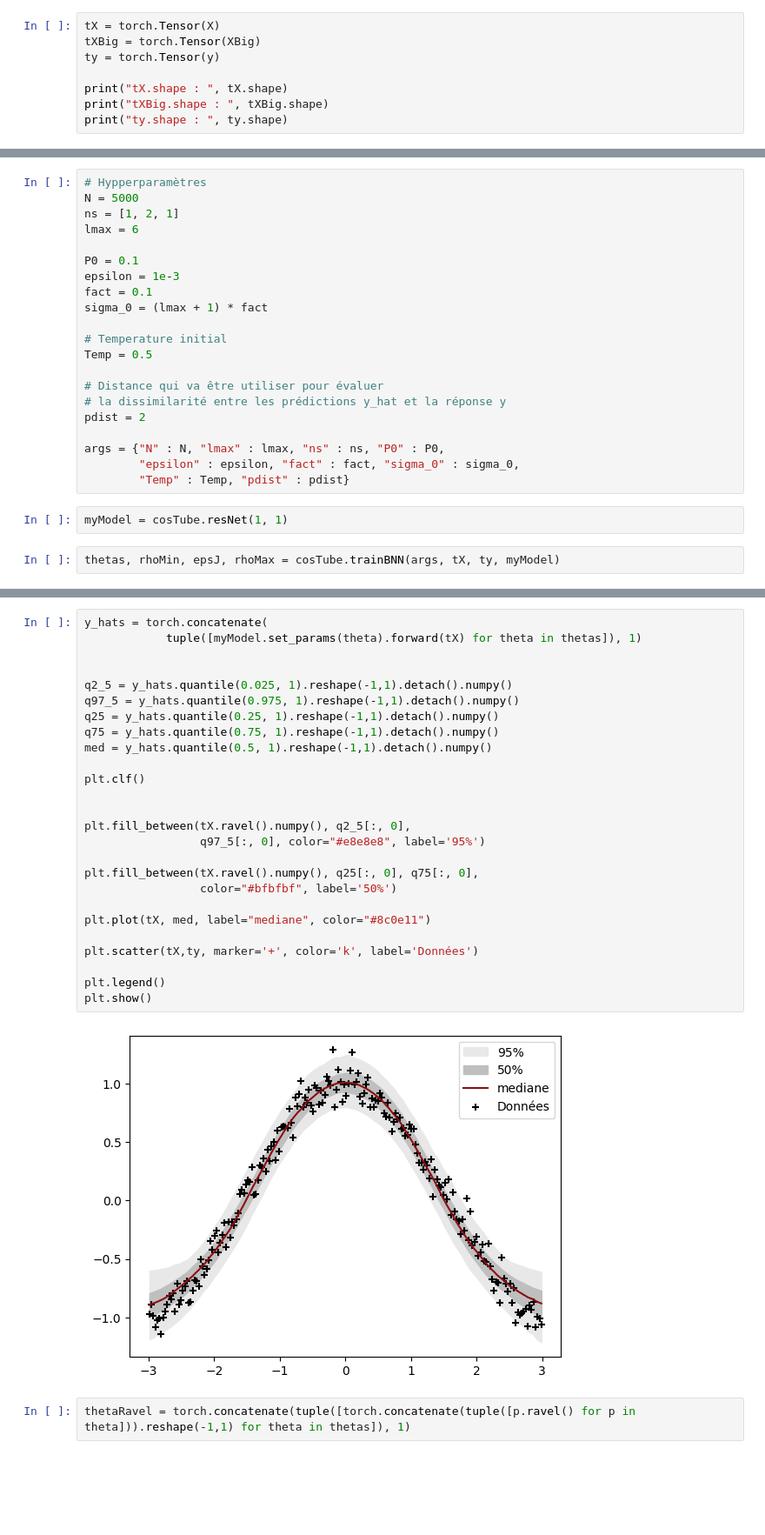
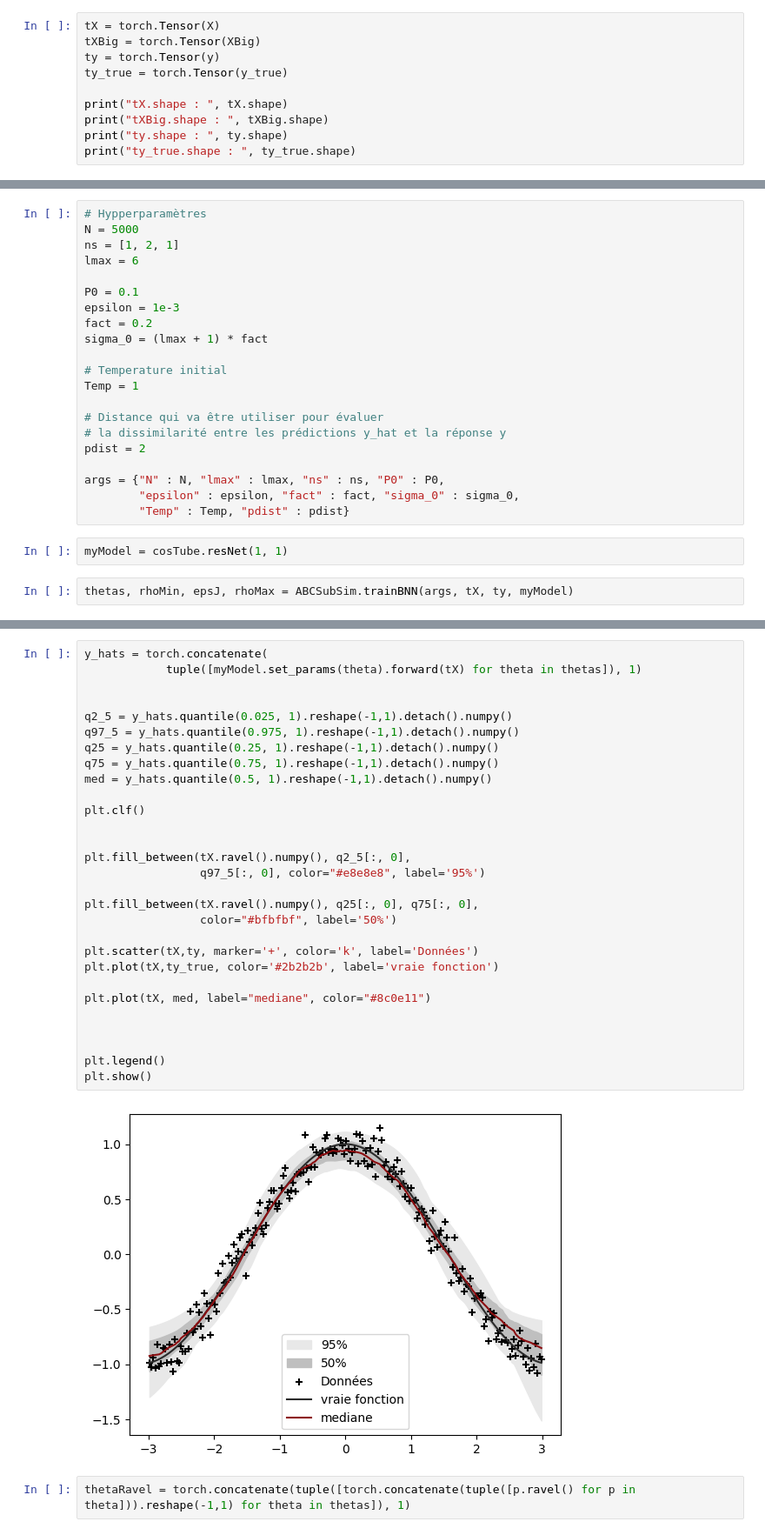
Before and after one commit to Davidson-Lova/PFE_clean, a Jupyter notebook: src/visualization/visCos.ipynb, the cells around one changed output, grey strips where cells are left out. Shown at 87% size. Saved outputs shown, nothing was run; the diff lists cells and outputs as text; blank space fills up the shorter version.

Commit message:
update with new models

```diff
--- a/src/visualization/visCos.ipynb
+++ b/src/visualization/visCos.ipynb
@@ -47,10 +48,12 @@ plt.show()
 tX = torch.Tensor(X)
 tXBig = torch.Tensor(XBig)
 ty = torch.Tensor(y)
+ty_true = torch.Tensor(y_true)
 
 print("tX.shape : ", tX.shape)
 print("tXBig.shape : ", tXBig.shape)
 print("ty.shape : ", ty.shape)
+print("ty_true.shape : ", ty_true.shape)
 # %% [output]
 tX.shape :  torch.Size([200, 1])
 tXBig.shape :  torch.Size([1000, 1])
@@ -63,11 +67,11 @@ lmax = 6
 
 P0 = 0.1
 epsilon = 1e-3
-fact = 0.1
+fact = 0.2
 sigma_0 = (lmax + 1) * fact
 
 # Temperature initial
-Temp = 0.5
+Temp = 1
 
 # Distance qui va être utiliser pour évaluer
 # la dissimilarité entre les prédictions y_hat et la réponse y
@@ -79,7 +83,7 @@ args = {"N" : N, "lmax" : lmax, "ns" : ns, "P0" : P0,
 # %%
 myModel = cosTube.resNet(1, 1)
 # %%
-thetas, rhoMin, epsJ, rhoMax = cosTube.trainBNN(args, tX, ty, myModel)
+thetas, rhoMin, epsJ, rhoMax = ABCSubSim.trainBNN(args, tX, ty, myModel)
 # %%
 plt.figure()
 plt.plot(np.float32(rhoMax), label = 'erreur Max', marker = '^')
@@ -95,31 +99,34 @@ plt.show()
 # %%
 y_hats = torch.concatenate(
             tuple([myModel.set_params(theta).forward(tX) for theta in thetas]), 1)
 
 
 q2_5 = y_hats.quantile(0.025, 1).reshape(-1,1).detach().numpy()
 q97_5 = y_hats.quantile(0.975, 1).reshape(-1,1).detach().numpy()
 q25 = y_hats.quantile(0.25, 1).reshape(-1,1).detach().numpy()
 q75 = y_hats.quantile(0.75, 1).reshape(-1,1).detach().numpy()
 med = y_hats.quantile(0.5, 1).reshape(-1,1).detach().numpy()
 
 plt.clf()
 
 
 plt.fill_between(tX.ravel().numpy(), q2_5[:, 0],
                  q97_5[:, 0], color="#e8e8e8", label='95%')
 
 plt.fill_between(tX.ravel().numpy(), q25[:, 0], q75[:, 0],
                  color="#bfbfbf", label='50%')
 
+plt.scatter(tX,ty, marker='+', color='k', label='Données')
+plt.plot(tX,ty_true, color='#2b2b2b', label='vraie fonction')
+
 plt.plot(tX, med, label="mediane", color="#8c0e11")
 
-plt.scatter(tX,ty, marker='+', color='k', label='Données')
+
 
 plt.legend()
 plt.show()
 # %% [output]
-[figure, old version]
+[figure, new version]
 # %%
 thetaRavel = torch.concatenate(tuple([torch.concatenate(tuple([p.ravel() for p in theta])).reshape(-1,1) for theta in thetas]), 1)
 # %%
```
Also changed, not shown: parts of 7 cells of this notebook, 1 other file.
